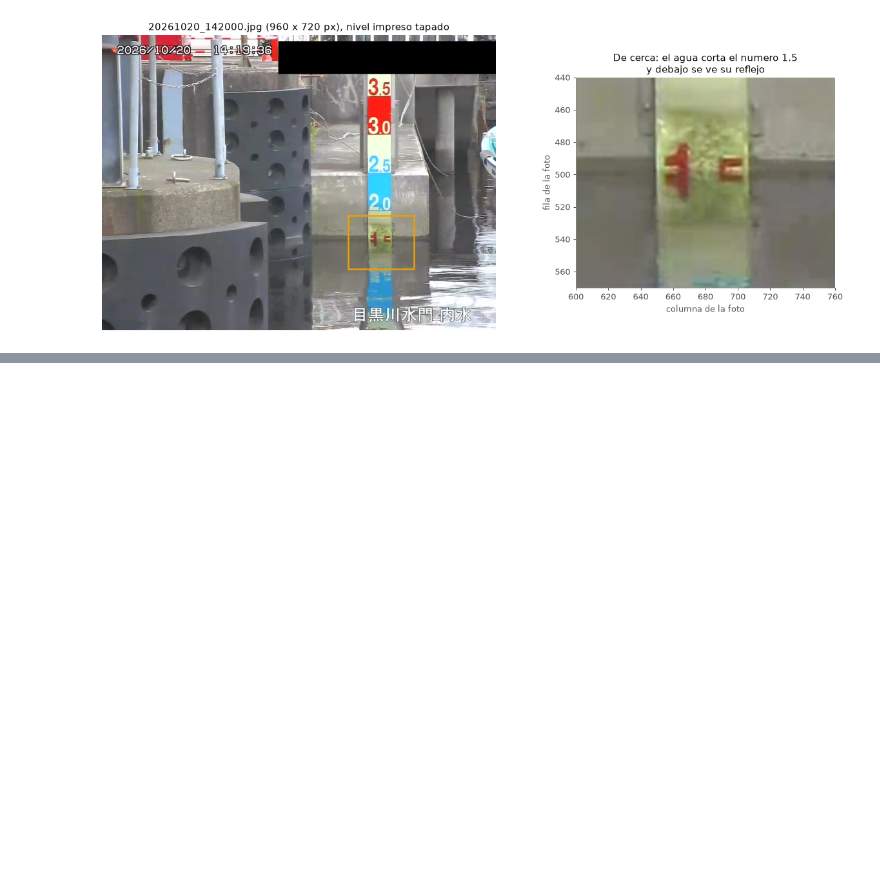
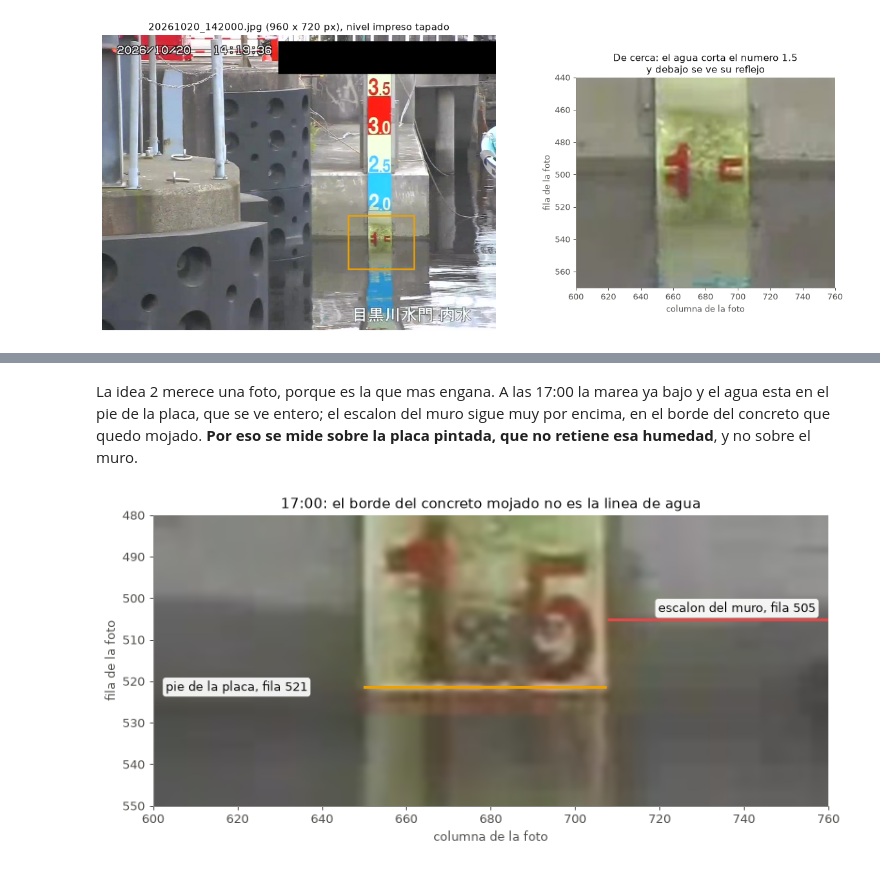
Before and after one commit to SCaballero427/medicion-de-nivel-en-canales-abiertos, a Jupyter notebook: 01_meguro_algoritmo_basico/01_meguro_algoritmo_basico.ipynb, the cells around one changed output, grey strips where cells are left out. Saved outputs shown, nothing was run; the diff lists cells and outputs as text; code cells hidden in the pictures; blank space fills up the shorter version.

```diff
--- a/01_meguro_algoritmo_basico/01_meguro_algoritmo_basico.ipynb
+++ b/01_meguro_algoritmo_basico/01_meguro_algoritmo_basico.ipynb
@@ -119,0 +220,19 @@ plt.tight_layout()
+# %% [markdown]
+La idea 2 merece una foto, porque es la que mas engana. A las 17:00 la marea ya bajo y el agua esta en el pie de la placa, que se
+ve entero; el escalon del muro sigue muy por encima, en el borde del concreto que quedo mojado. **Por eso se mide sobre la placa
+pintada, que no retiene esa humedad**, y no sobre el muro.
+# %%
+img17 = imgs["20261020_170000.jpg"]
+fig, a = plt.subplots(figsize=(9, 4.4))
+a.imshow(rgb(img17[480:550, 600:760]), extent=[600, 760, 550, 480], aspect="auto", interpolation="bicubic")
+a.plot([708, 760], [fila_muro[-1]] * 2, color=ROJO, lw=2.5)
+a.text(757, fila_muro[-1] - 1, "escalon del muro, fila %d" % fila_muro[-1], color=TINTA, ha="right", va="bottom",
+       bbox=dict(boxstyle="round,pad=0.25", fc="white", ec="none", alpha=0.92))
+a.plot([650, 707], [521.4, 521.4], color=AMARILLO, lw=2.5)
+a.text(603, 521.4, "pie de la placa, fila 521", color=TINTA, va="center",
+       bbox=dict(boxstyle="round,pad=0.25", fc="white", ec="none", alpha=0.92))
+a.set_xlabel("columna de la foto"); a.set_ylabel("fila de la foto")
+a.set_title("17:00: el borde del concreto mojado no es la linea de agua", color=TINTA)
+plt.tight_layout()
+# %% [output]
+[figure, added]
```
Also changed, not shown: parts of 2 cells of this notebook.
